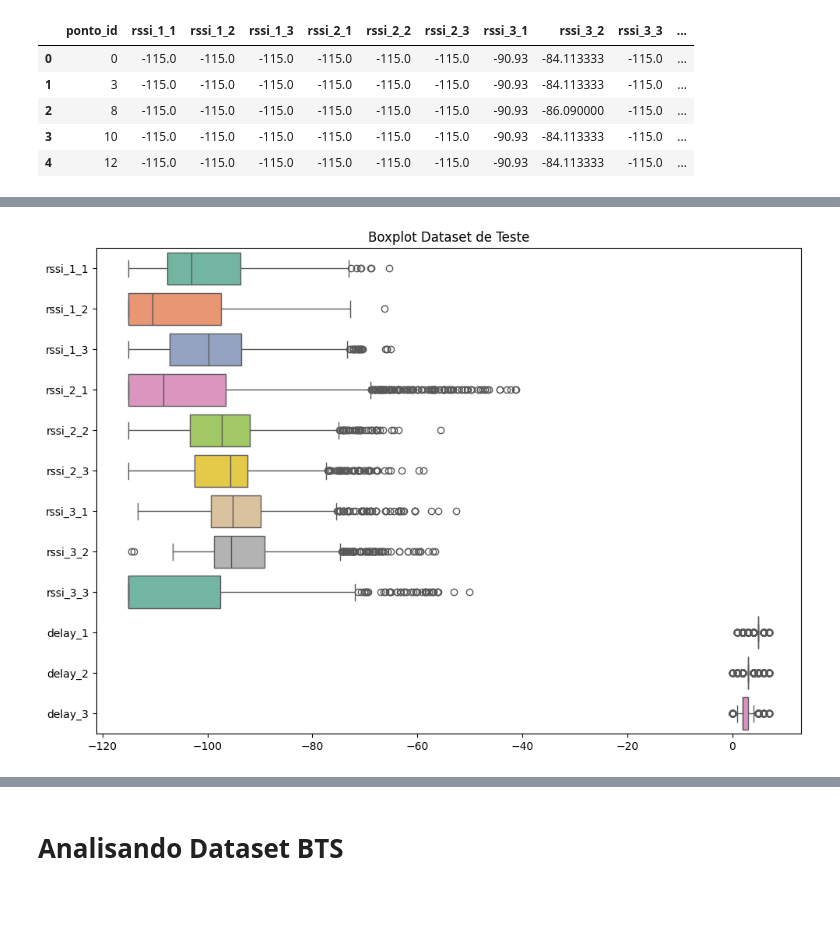
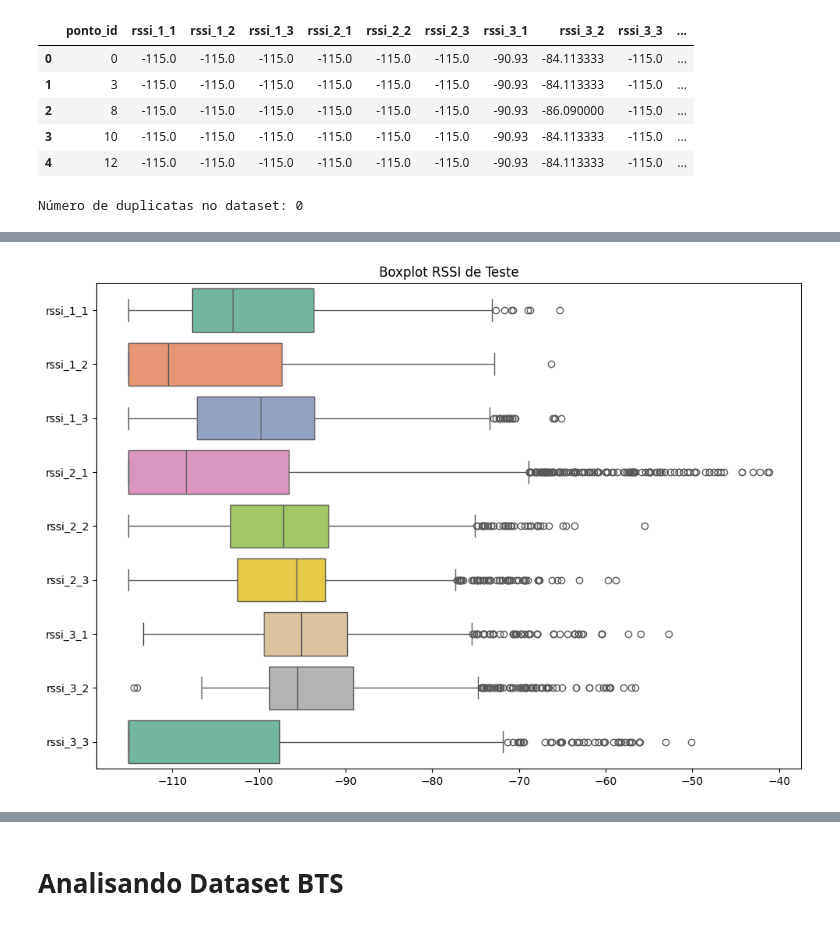
Before and after one commit to BiancaCarneiro/RSS-trilateration, a Jupyter notebook: notebooks/analise_dos_dados.ipynb, the cells around one changed output, grey strips where cells are left out. Saved outputs shown, nothing was run; the diff lists cells and outputs as text; code cells hidden in the pictures.

```diff
--- a/notebooks/analise_dos_dados.ipynb
+++ b/notebooks/analise_dos_dados.ipynb
@@ -146,6 +163,12 @@ df.head()
 | 2 | 8 | -115.0 | -115.0 | -115.0 | -115.0 | -115.0 | -115.0 | -90.93 | -86.090000 | -115.0 | ... |
 | 3 | 10 | -115.0 | -115.0 | -115.0 | -115.0 | -115.0 | -115.0 | -90.93 | -84.113333 | -115.0 | ... |
 | 4 | 12 | -115.0 | -115.0 | -115.0 | -115.0 | -115.0 | -115.0 | -90.93 | -84.113333 | -115.0 | ... |
+# %%
+num_duplicatas = df.duplicated().sum()
+
+print("Número de duplicatas no dataset:", num_duplicatas)
+# %% [output]
+Número de duplicatas no dataset: 0
 # %%
 df.info()
 # %% [output]
@@ -182,6 +205,6 @@ df.describe()
 | 75% | 7210.250000 | -93.675357 | -97.350000 | -93.592857 | -96.550000 | -91.935000 | -92.347679 | -89.777917 | -89.132857 | -97.600000 | ... |
 | max | 9678.000000 | -65.330000 | -66.320000 | -65.140000 | -41.150000 | -55.550000 | -58.860000 | -52.690000 | -56.620000 | -50.100000 | ... |
 # %%
-boxplot(df.drop("ponto_id", axis=1), "Boxplot Dataset de Teste", filename=f"{IMG_PATH}/boxplot_teste.png")
+boxplot(df.drop(["ponto_id", "delay_1", "delay_2", "delay_3"], axis=1), "Boxplot RSSI de Teste")
 # %% [output]
-[figure, old version]
+[figure, new version]
```
Also changed, not shown: parts of 10 cells of this notebook, 5 other files.
